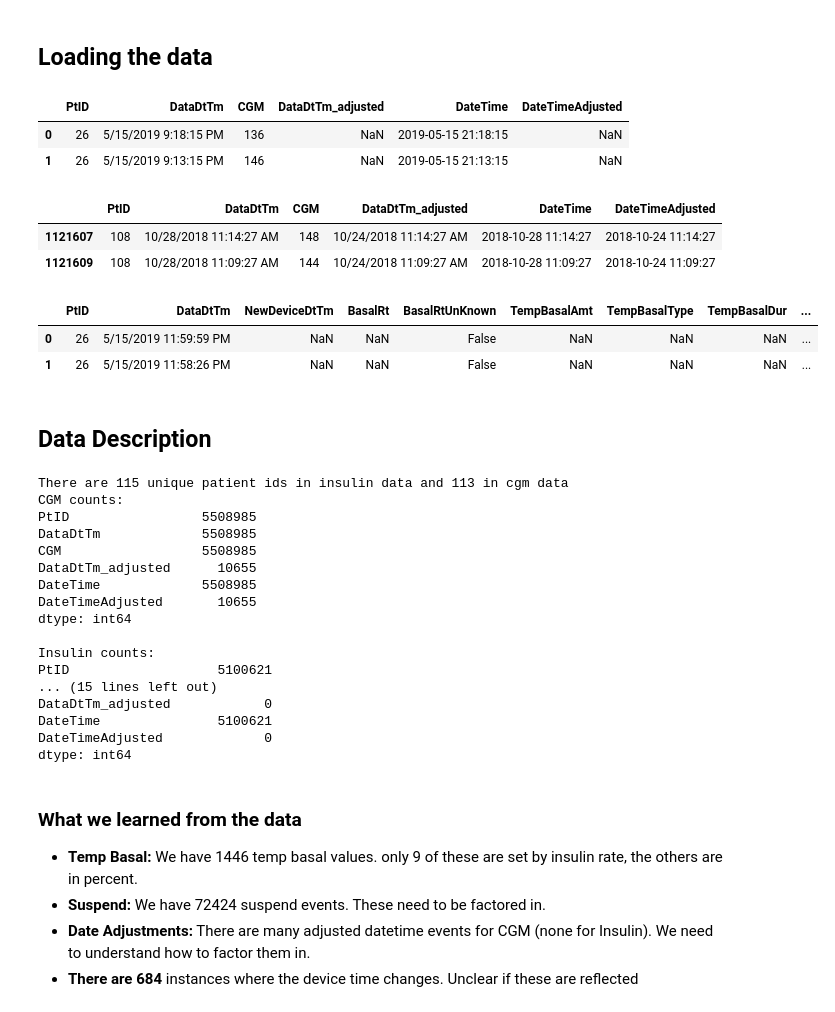
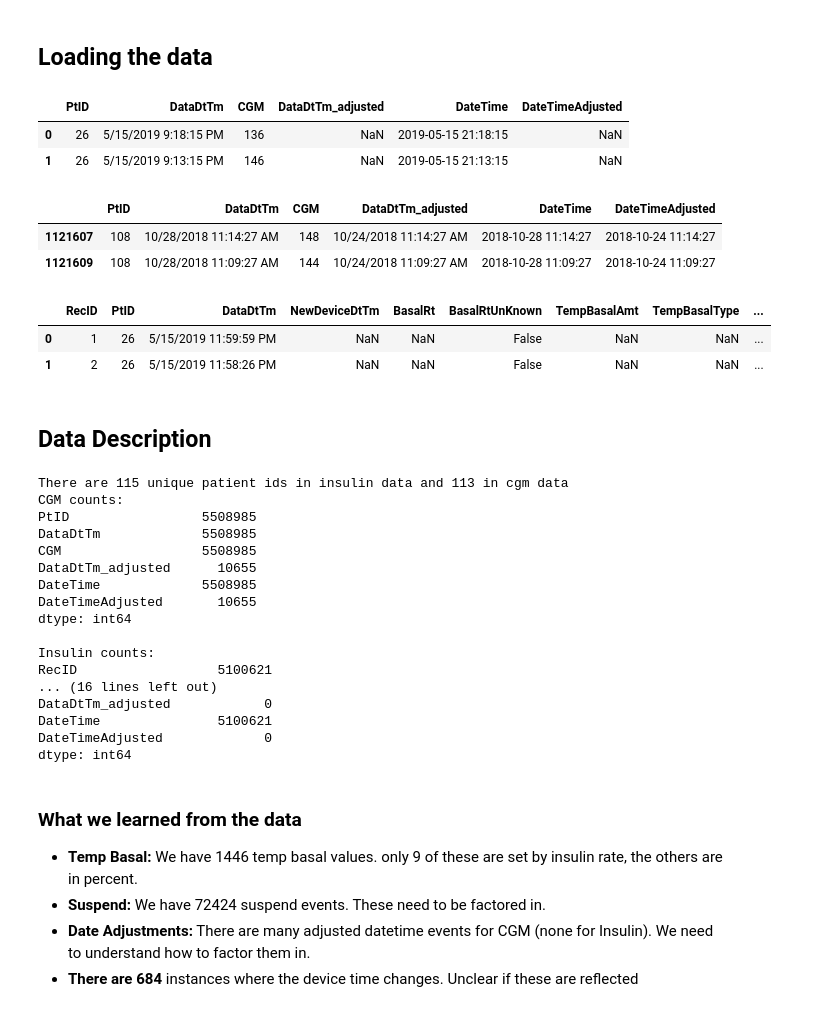
Before and after one commit to nudgebg/egvinsulin, a Jupyter notebook: notebooks/understand-flair-dataset/understand-flair-dataset.ipynb, the cells around one changed output. Saved outputs shown, nothing was run; the diff lists cells and outputs as text; code cells hidden in the pictures.

Commit message:
[106-remaining-duplicates] Bugfix: Handle temporal duplicates in FLAIR

```diff
--- a/notebooks/understand-flair-dataset/understand-flair-dataset.ipynb
+++ b/notebooks/understand-flair-dataset/understand-flair-dataset.ipynb
@@ -83,37 +83,37 @@ def parse_flair_dates(dates):
             pandas series: with parsed dates
         """
     #make sure to only parse dates if the value is not null
     only_date = dates.apply(len) <=10
     dates_copy = dates.copy()
     dates_copy.loc[only_date] = pd.to_datetime(dates.loc[only_date], format='%m/%d/%Y')
     dates_copy.loc[~only_date] = pd.to_datetime(dates.loc[~only_date], format='%m/%d/%Y %I:%M:%S %p')
     return dates_copy
 
 def load_data(file_name, columns):
     path = os.path.join(current_dir, '..', '..', 'data/raw', 'FLAIRPublicDataSet', 'Data Tables', file_name)
     df = pd.read_csv(path, sep="|", low_memory=False, usecols=columns)
     df['DateTime'] = df.loc[df.DataDtTm.notna(),'DataDtTm'].transform(parse_flair_dates)
     df['DateTimeAdjusted'] = df.loc[df.DataDtTm_adjusted.notna(),'DataDtTm_adjusted'].transform(parse_flair_dates)
     return df
 
 df_cgm = load_data('FLAIRDeviceCGM.txt', columns=['PtID', 'DataDtTm', 'DataDtTm_adjusted', 'CGM'])
-df_insulin = load_data('FLAIRDevicePump.txt', columns=['PtID', 'DataDtTm', 'NewDeviceDtTm', 'DataDtTm_adjusted', 'BasalRt',
+df_insulin = load_data('FLAIRDevicePump.txt', columns=['RecID','PtID', 'DataDtTm', 'NewDeviceDtTm', 'DataDtTm_adjusted', 'BasalRt',
                                                        'TempBasalAmt','TempBasalType', 'TempBasalDur','BolusType',
                                                        'BolusSource', 'BolusDeliv', 'BolusSelected', 'ExtendBolusDuration', 'BasalRtUnKnown',
                                                        'Suspend','PrimeVolumeDeliv','Rewind'])
 display(df_cgm.head(2))
 display(df_cgm.loc[df_cgm.DataDtTm_adjusted.notna()].head(2))
 display(df_insulin.head(2))
 # %% [output]
 |  | PtID | DataDtTm | CGM | DataDtTm_adjusted | DateTime | DateTimeAdjusted |
 | 0 | 26 | 5/15/2019 9:18:15 PM | 136 | NaN | 2019-05-15 21:18:15 | NaN |
 | 1 | 26 | 5/15/2019 9:13:15 PM | 146 | NaN | 2019-05-15 21:13:15 | NaN |
 |  | PtID | DataDtTm | CGM | DataDtTm_adjusted | DateTime | DateTimeAdjusted |
 | 1121607 | 108 | 10/28/2018 11:14:27 AM | 148 | 10/24/2018 11:14:27 AM | 2018-10-28 11:14:27 | 2018-10-24 11:14:27 |
 | 1121609 | 108 | 10/28/2018 11:09:27 AM | 144 | 10/24/2018 11:09:27 AM | 2018-10-28 11:09:27 | 2018-10-24 11:09:27 |
-|  | PtID | DataDtTm | NewDeviceDtTm | BasalRt | BasalRtUnKnown | TempBasalAmt | TempBasalType | TempBasalDur | ... |
-| 0 | 26 | 5/15/2019 11:59:59 PM | NaN | NaN | False | NaN | NaN | NaN | ... |
-| 1 | 26 | 5/15/2019 11:58:26 PM | NaN | NaN | False | NaN | NaN | NaN | ... |
+|  | RecID | PtID | DataDtTm | NewDeviceDtTm | BasalRt | BasalRtUnKnown | TempBasalAmt | TempBasalType | ... |
+| 0 | 1 | 26 | 5/15/2019 11:59:59 PM | NaN | NaN | False | NaN | NaN | ... |
+| 1 | 2 | 26 | 5/15/2019 11:58:26 PM | NaN | NaN | False | NaN | NaN | ... |
 # %% [markdown]
 ## Data Description
 # %%
@@ -136,8 +136,8 @@ DateTimeAdjusted       10655
 dtype: int64
 
 Insulin counts:
-PtID                   5100621
-... (15 lines left out)
+RecID                  5100621
+... (16 lines left out)
 DataDtTm_adjusted            0
 DateTime               5100621
 DateTimeAdjusted             0
```
Also changed, not shown: parts of 12 cells of this notebook, 4 other files.
